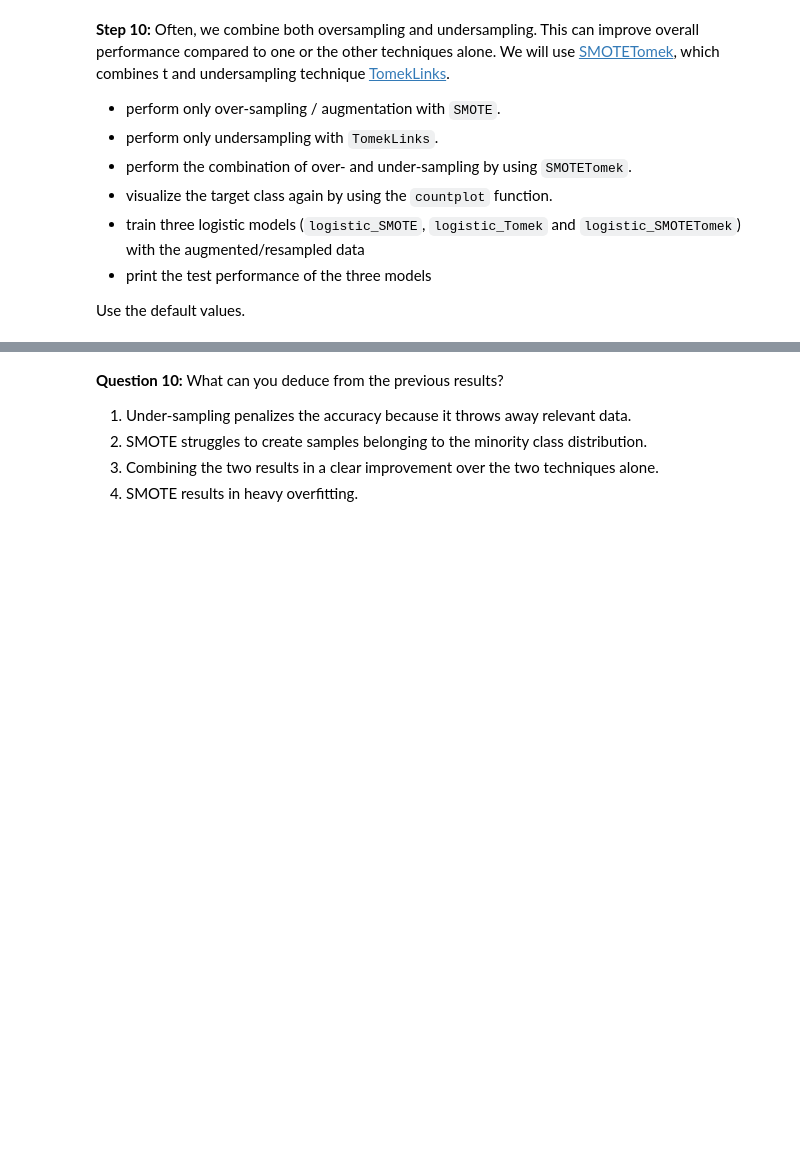
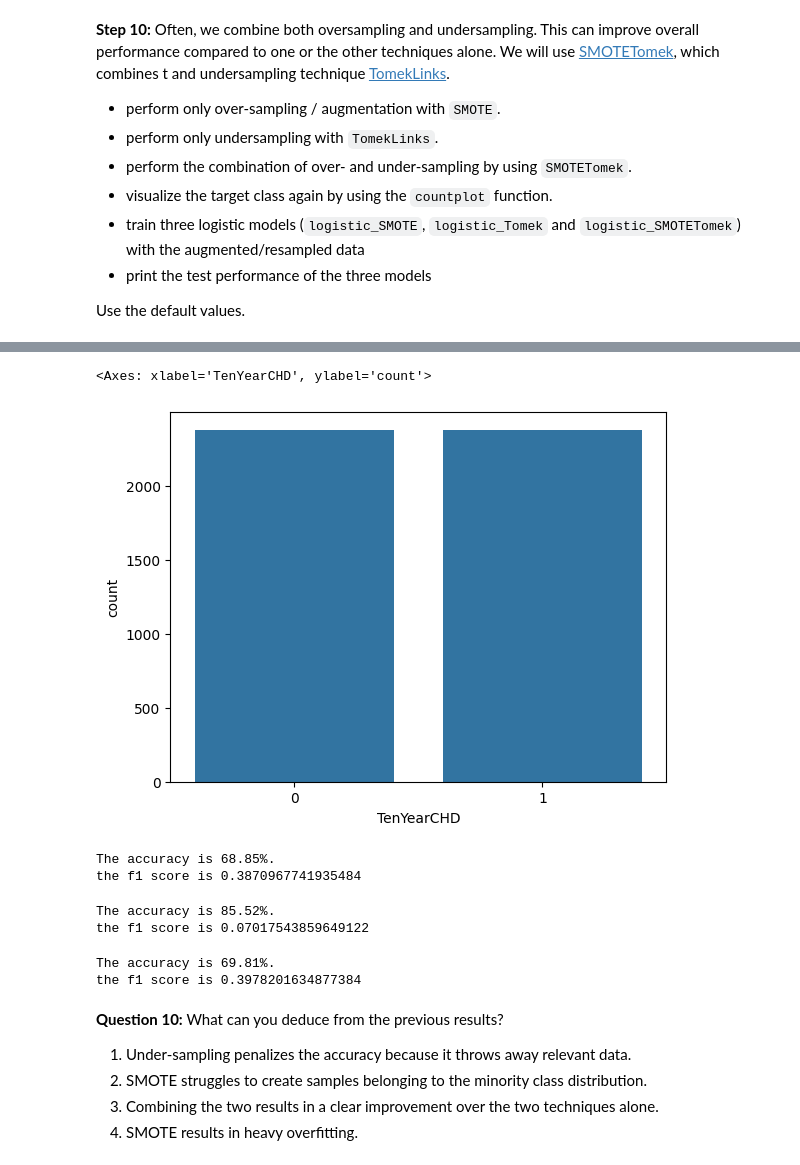
Before and after one commit to juulCoding04/AI_assignment, a Jupyter notebook: Assignment - Imbalanced Data/notebooks/1- Imbalanced_Data.ipynb, the cells around one changed output, grey strips where cells are left out. Drawn from its saved outputs; the diff is of its cells as text; code cells hidden in the pictures; blank space fills up the shorter version.

```diff
--- a/Assignment - Imbalanced Data/notebooks/1- Imbalanced_Data.ipynb
+++ b/Assignment - Imbalanced Data/notebooks/1- Imbalanced_Data.ipynb
@@ -365,0 +397,5 @@ from imblearn.combine import SMOTETomek
+# %%
+smtom = SMOTETomek()
+X_train_smtom, y_train_smtom = smtom.fit_resample(X_train, y_train)
+training_data_smtom = pd.DataFrame(X_train_smtom, columns=selected_features)
+training_data_smtom['TenYearCHD'] = y_train_smtom
@@ -366,3 +412,41 @@ from imblearn.combine import SMOTETomek
+# %%
+sns.countplot(x='TenYearCHD', data=training_data_smtom)
+# %% [output]
+<Axes: xlabel='TenYearCHD', ylabel='count'>
+[figure, added]
+# %%
+logistic_SMOTE = linear_model.LogisticRegression()
+logistic_SMOTE.fit(X_train_smote, y_train_smote)
+predictions_smote = logistic_SMOTE.predict(X_test)
+accuracy_smote = (predictions_smote == y_test).sum() / len(y_test)
+f1_smote = metrics.f1_score(y_true=y_test, y_pred=predictions_smote)
+print(f"The accuracy is {100 * accuracy_smote:.2f}%.")
+print(f"the f1 score is {f1_smote}")
+# %% [output]
+The accuracy is 68.85%.
+the f1 score is 0.3870967741935484
+# %%
+logistic_Tomek = linear_model.LogisticRegression()
+logistic_Tomek.fit(X_train_tomek, y_train_tomek)
+predictions_tomek = logistic_Tomek.predict(X_test)
+accuracy_tomek = (predictions_tomek == y_test).sum() / len(y_test)
+f1_tomek = metrics.f1_score(y_true=y_test, y_pred=predictions_tomek)
+print(f"The accuracy is {100 * accuracy_tomek:.2f}%.")
+print(f"the f1 score is {f1_tomek}")
+# %% [output]
+The accuracy is 85.52%.
+the f1 score is 0.07017543859649122
+# %%
+logistic_SMOTETomek = linear_model.LogisticRegression()
+logistic_SMOTETomek.fit(X_train_smtom, y_train_smtom)
+predictions_smtom = logistic_SMOTETomek.predict(X_test)
+accuracy_smtom = (predictions_smtom == y_test).sum() / len(y_test)
+f1_smtom = metrics.f1_score(y_true=y_test, y_pred=predictions_smtom)
+print(f"The accuracy is {100 * accuracy_smtom:.2f}%.")
+print(f"the f1 score is {f1_smtom}")
+# %% [output]
+The accuracy is 69.81%.
+the f1 score is 0.3978201634877384
 # %% [markdown]
 **Question 10:** What can you deduce from the previous results?
 1) Under-sampling penalizes the accuracy because it throws away relevant data.
```
Also changed, not shown: parts of 9 cells of this notebook.
